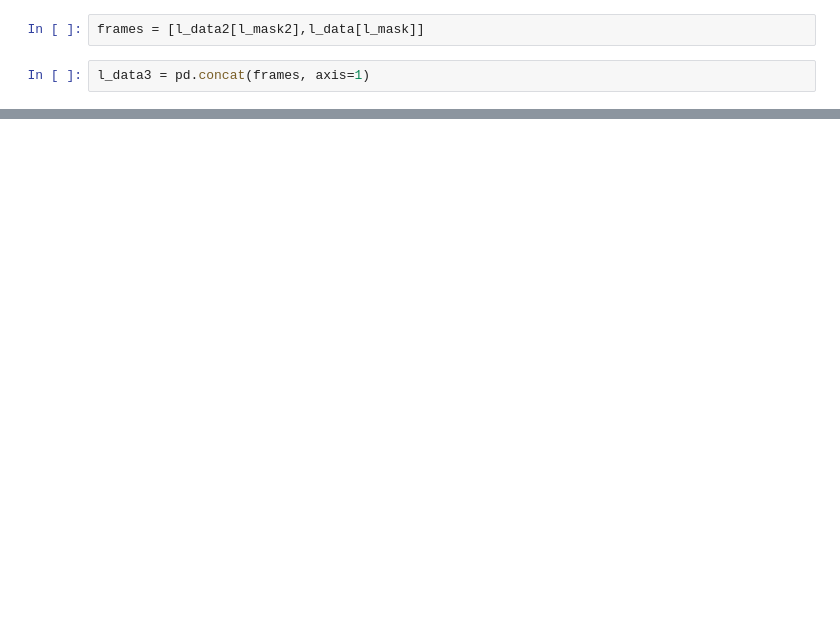
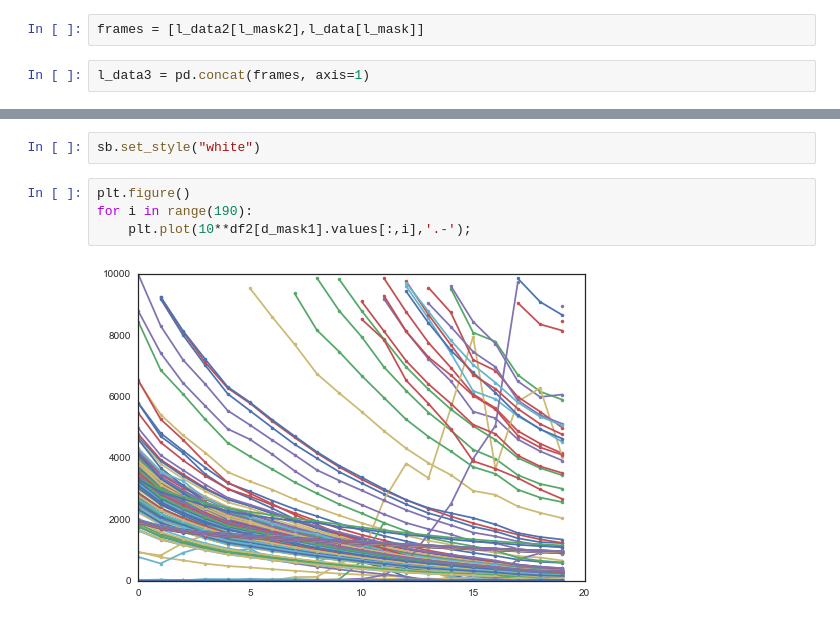
Before and after one commit to olegs22/SCI-Bayes, a Jupyter notebook: avances/Calibracion.ipynb, the cells around one changed output, grey strips where cells are left out. Drawn from its saved outputs; the diff is of its cells as text; blank space fills up the shorter version.

```diff
--- a/avances/Calibracion.ipynb
+++ b/avances/Calibracion.ipynb
@@ -176,0 +268,8 @@ print len(l_data3.columns)
+# %%
+sb.set_style("white")
+# %%
+plt.figure()
+for i in range(190):
+    plt.plot(10**df2[d_mask1].values[:,i],'.-');
+# %% [output]
+[figure, added]
```
Also changed, not shown: parts of 58 cells of this notebook.
